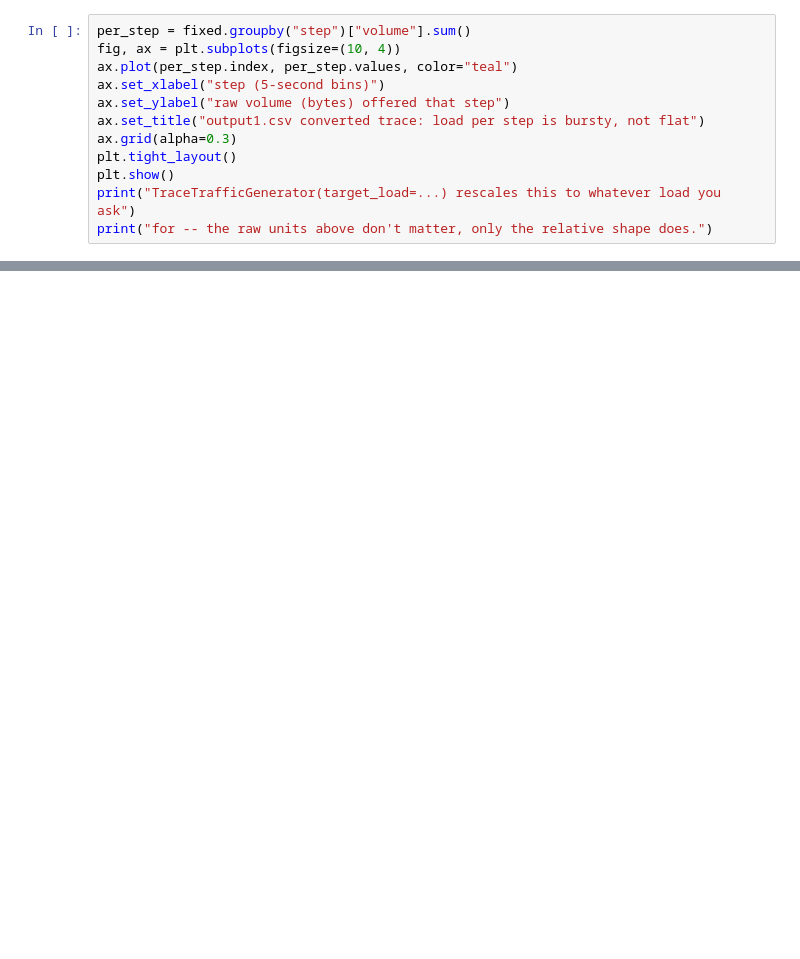
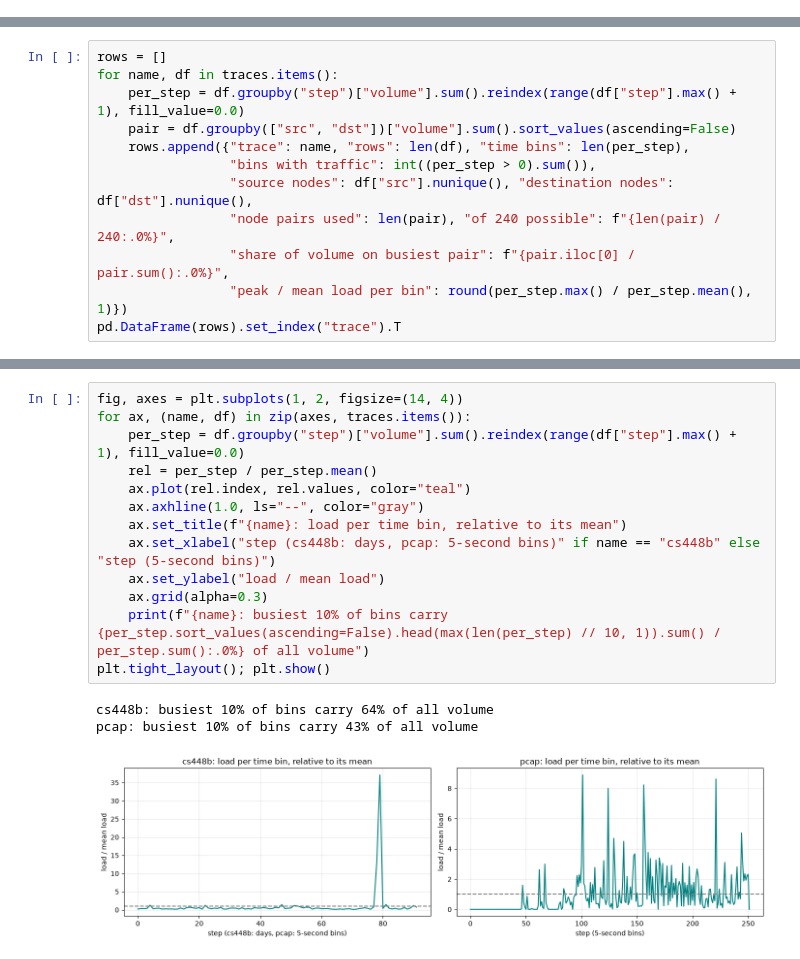
Before and after one commit to karix-project/congestgym-anon, a Jupyter notebook: notebooks/03_dataset_exploration.ipynb, the cells around one changed output, grey strips where cells are left out. Drawn from its saved outputs; the diff is of its cells as text; blank space fills up the shorter version.

```diff
--- a/notebooks/03_dataset_exploration.ipynb
+++ b/notebooks/03_dataset_exploration.ipynb
@@ -173,12 +38,0 @@ Busiest node's degree -- original bug: 2  |  fixed: 4
-# %%
-per_step = fixed.groupby("step")["volume"].sum()
-fig, ax = plt.subplots(figsize=(10, 4))
-ax.plot(per_step.index, per_step.values, color="teal")
-ax.set_xlabel("step (5-second bins)")
-ax.set_ylabel("raw volume (bytes) offered that step")
-ax.set_title("output1.csv converted trace: load per step is bursty, not flat")
-ax.grid(alpha=0.3)
-plt.tight_layout()
-plt.show()
-print("TraceTrafficGenerator(target_load=...) rescales this to whatever load you ask")
-print("for -- the raw units above don't matter, only the relative shape does.")
@@ -194,0 +41,12 @@ over every time bin (empty ones included), equals `target_load`.
+# %%
+rows = []
+for name, df in traces.items():
+    per_step = df.groupby("step")["volume"].sum().reindex(range(df["step"].max() + 1), fill_value=0.0)
+    pair = df.groupby(["src", "dst"])["volume"].sum().sort_values(ascending=False)
+    rows.append({"trace": name, "rows": len(df), "time bins": len(per_step),
+                 "bins with traffic": int((per_step > 0).sum()),
+                 "source nodes": df["src"].nunique(), "destination nodes": df["dst"].nunique(),
+                 "node pairs used": len(pair), "of 240 possible": f"{len(pair) / 240:.0%}",
+                 "share of volume on busiest pair": f"{pair.iloc[0] / pair.sum():.0%}",
+                 "peak / mean load per bin": round(per_step.max() / per_step.mean(), 1)})
+pd.DataFrame(rows).set_index("trace").T
@@ -194,0 +70,17 @@ over every time bin (empty ones included), equals `target_load`.
+# %%
+fig, axes = plt.subplots(1, 2, figsize=(14, 4))
+for ax, (name, df) in zip(axes, traces.items()):
+    per_step = df.groupby("step")["volume"].sum().reindex(range(df["step"].max() + 1), fill_value=0.0)
+    rel = per_step / per_step.mean()
+    ax.plot(rel.index, rel.values, color="teal")
+    ax.axhline(1.0, ls="--", color="gray")
+    ax.set_title(f"{name}: load per time bin, relative to its mean")
+    ax.set_xlabel("step (cs448b: days, pcap: 5-second bins)" if name == "cs448b" else "step (5-second bins)")
+    ax.set_ylabel("load / mean load")
+    ax.grid(alpha=0.3)
+    print(f"{name}: busiest 10% of bins carry {per_step.sort_values(ascending=False).head(max(len(per_step) // 10, 1)).sum() / per_step.sum():.0%} of all volume")
+plt.tight_layout(); plt.show()
+# %% [output]
+cs448b: busiest 10% of bins carry 64% of all volume
+pcap: busiest 10% of bins carry 43% of all volume
+[figure, added]
```
Also changed, not shown: parts of 25 cells of this notebook, 14 other files.
